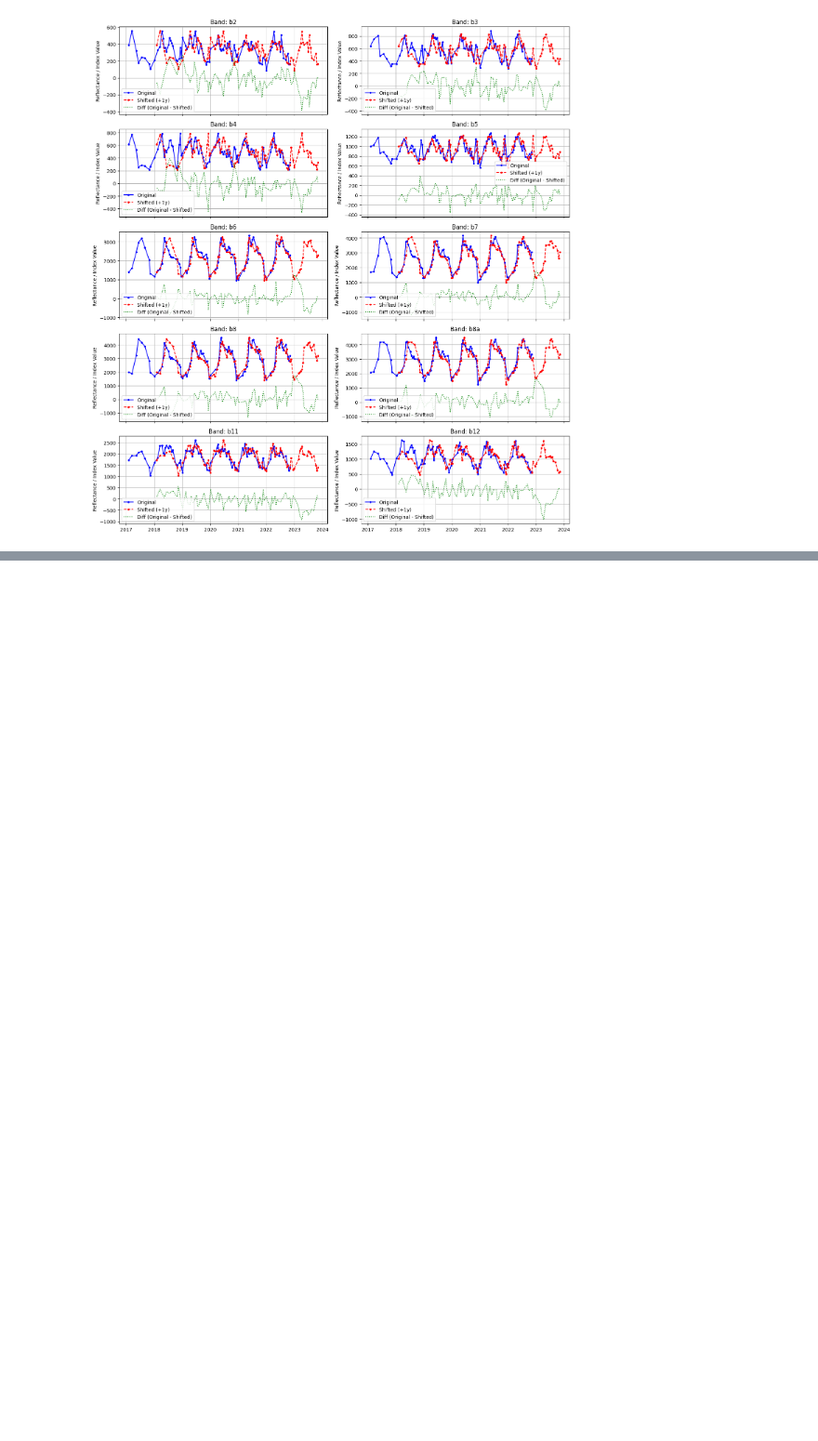
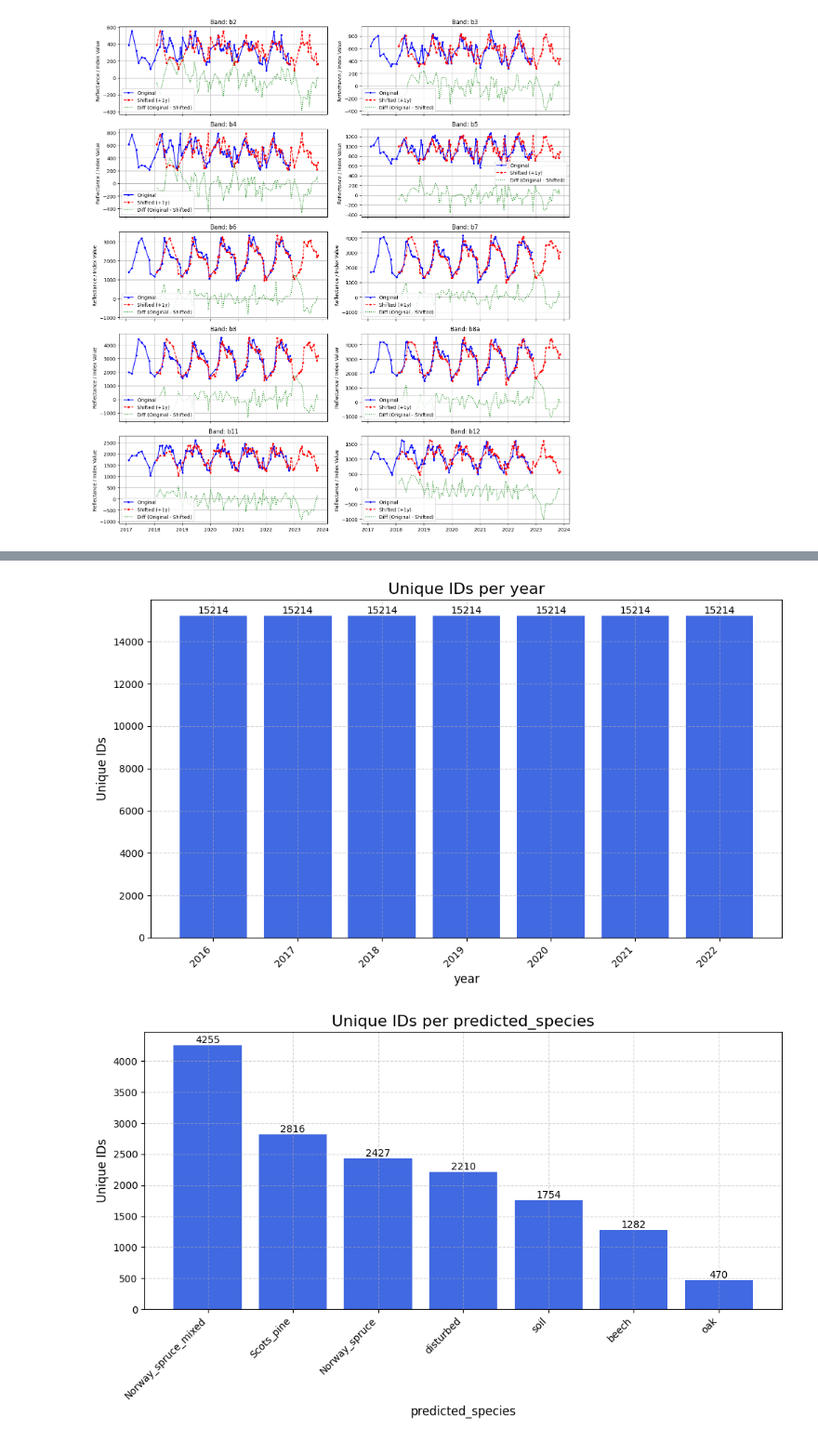
Before and after one commit to RafaelRiesle/tree_classification, a Jupyter notebook: notebooks/validation_data_analysis.ipynb, the cells around one changed output, grey strips where cells are left out. Shown at 93% size. Drawn from its saved outputs; the diff is of its cells as text; code cells hidden in the pictures; blank space fills up the shorter version.

```diff
--- a/notebooks/validation_data_analysis.ipynb
+++ b/notebooks/validation_data_analysis.ipynb
@@ -189,0 +192,6 @@ plot_band_differences(df_2w_agg, shift_years=1)
+# %%
+dataloader = DataLoader()
+df_base = dataloader.load_transform(
+    "../data/val/val_predictions.csv"
+)
+df_base
@@ -189,0 +212,7 @@ plot_band_differences(df_2w_agg, shift_years=1)
+# %%
+hist = HistogramDataVisualization(df_base)
+hist.plot_unique_ids("year")
+hist.plot_unique_ids("predicted_species")
+# %% [output]
+[figure, added]
+[figure, added]
```
Also changed, not shown: parts of 5 cells of this notebook, 4 other files.
